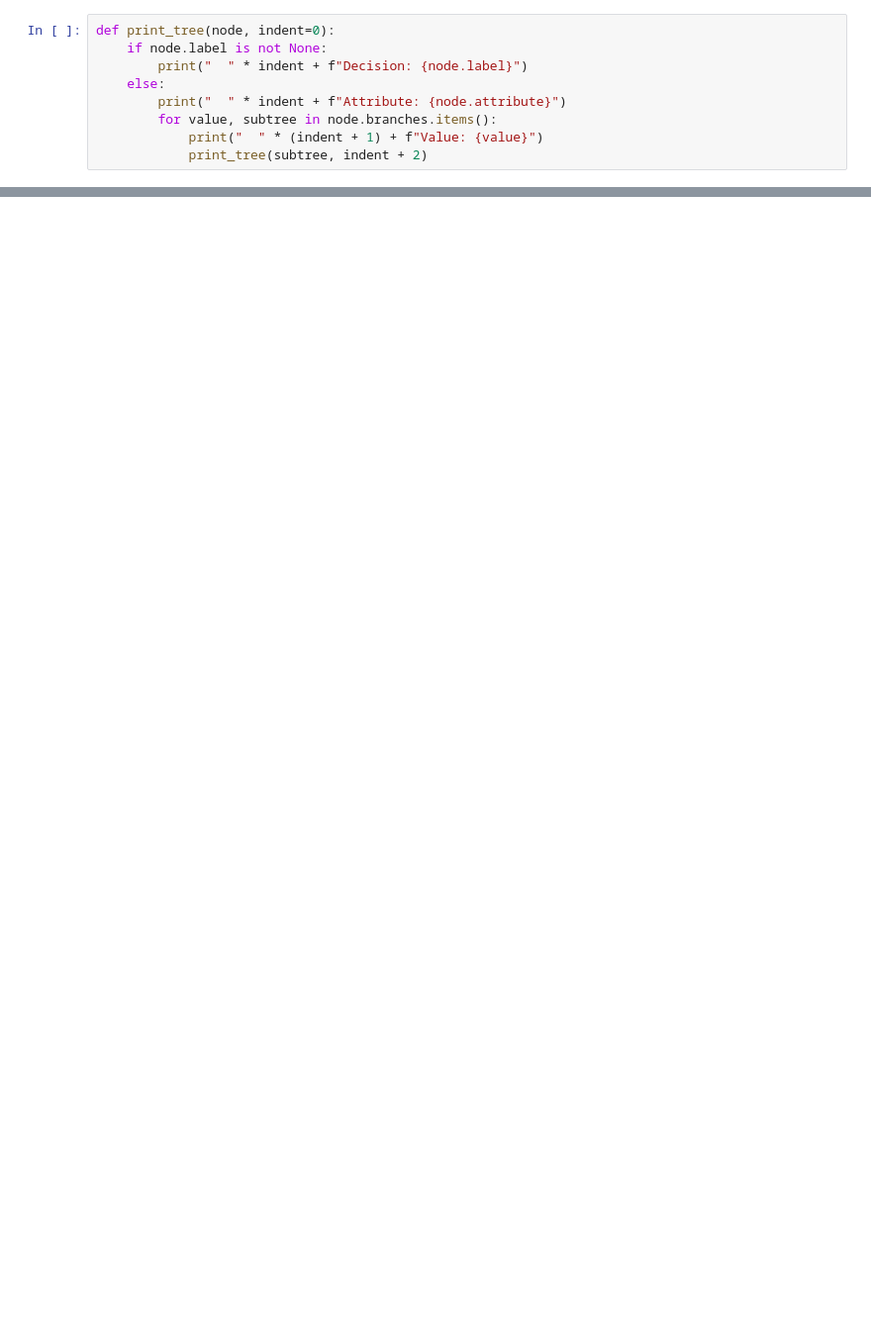
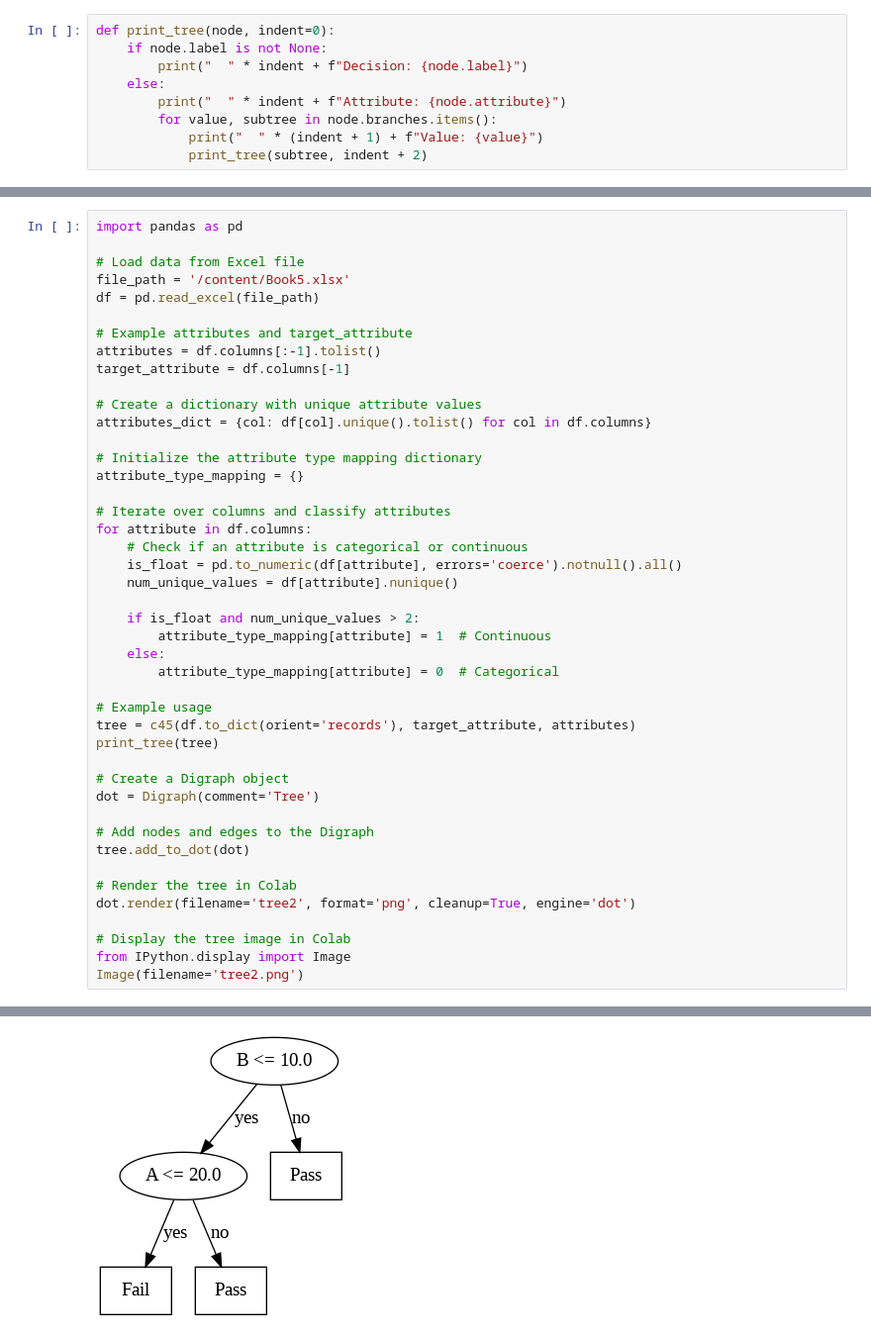
Before and after one commit to KayalvizhiT513/C4.5-Algorithm, a Jupyter notebook: C4_5_algorithm_handles_continuous_attribute_.ipynb, the cells around one changed output, grey strips where cells are left out. Shown: that part at 99% size. Cells and saved outputs as stored; diff of their text form; blank space fills up the shorter version.

```diff
--- a/C4_5_algorithm_handles_continuous_attribute_.ipynb
+++ b/C4_5_algorithm_handles_continuous_attribute_.ipynb
@@ -281,0 +286,45 @@ Attribute: Outlook
+# %%
+import pandas as pd
+
+# Load data from Excel file
+file_path = '/content/Book5.xlsx'
+df = pd.read_excel(file_path)
+
+# Example attributes and target_attribute
+attributes = df.columns[:-1].tolist()
+target_attribute = df.columns[-1]
+
+# Create a dictionary with unique attribute values
+attributes_dict = {col: df[col].unique().tolist() for col in df.columns}
+
+# Initialize the attribute type mapping dictionary
+attribute_type_mapping = {}
+
+# Iterate over columns and classify attributes
+for attribute in df.columns:
+    # Check if an attribute is categorical or continuous
+    is_float = pd.to_numeric(df[attribute], errors='coerce').notnull().all()
+    num_unique_values = df[attribute].nunique()
+
+    if is_float and num_unique_values > 2:
+        attribute_type_mapping[attribute] = 1  # Continuous
+    else:
+        attribute_type_mapping[attribute] = 0  # Categorical
+
+# Example usage
+tree = c45(df.to_dict(orient='records'), target_attribute, attributes)
+print_tree(tree)
+
+# Create a Digraph object
+dot = Digraph(comment='Tree')
+
+# Add nodes and edges to the Digraph
+tree.add_to_dot(dot)
+
+# Render the tree in Colab
+dot.render(filename='tree2', format='png', cleanup=True, engine='dot')
+
+# Display the tree image in Colab
+from IPython.display import Image
+Image(filename='tree2.png')
+# %% [output]
@@ -281,0 +342 @@ Attribute: Outlook
+[figure, added]
```
Also changed, not shown: parts of 6 cells of this notebook.
